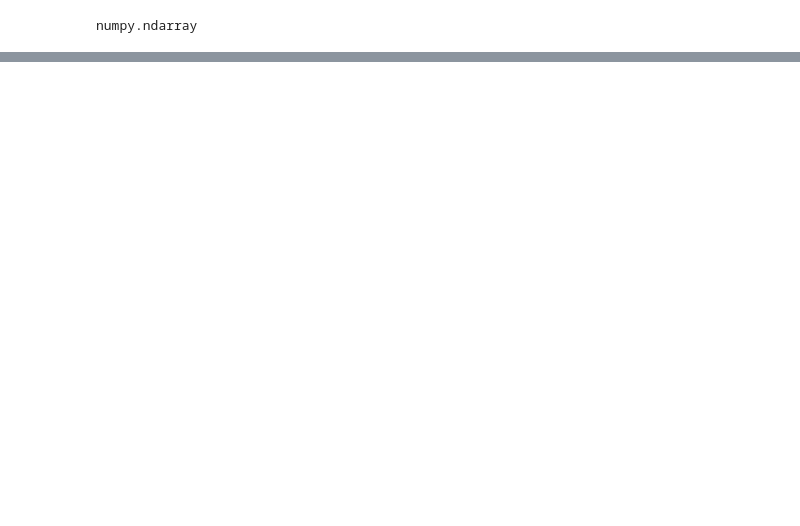
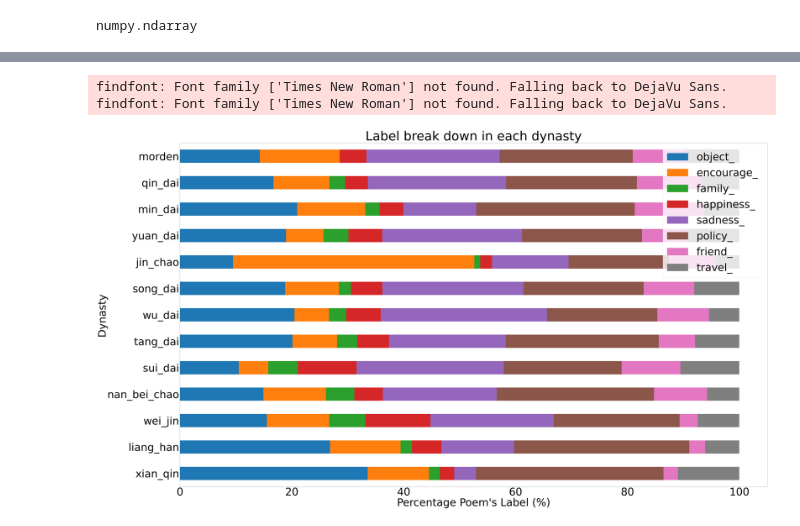
Before and after one commit to yangf6/chinese-poem-explore, a Jupyter notebook: EDA_Result.ipynb, the cells around one changed output, grey strips where cells are left out. Drawn from its saved outputs; the diff is of its cells as text; code cells hidden in the pictures; blank space fills up the shorter version.

```diff
--- a/EDA_Result.ipynb
+++ b/EDA_Result.ipynb
@@ -105,2 +105,22 @@ print(近代_poems_info)
+# %%
+graph_df = pd.DataFrame([先秦_poems_info,
+                        两汉_poems_info,
+                        魏晋_poems_info,
+                        南北朝_poems_info,
+                        隋代_poems_info,
+                        唐代_poems_info,
+                        五代_poems_info,
+                        宋代_poems_info,
+                        金朝_poems_info,
+                        元代_poems_info,
+                        明代_poems_info,
+                        清代_poems_info,
+                        近代_poems_info])
+# %%
+graph_df['dynasty']=["xian_qin","liang_han","wei_jin","nan_bei_chao","sui_dai","tang_dai",
+                     "wu_dai","song_dai","jin_chao","yuan_dai","min_dai","qin_dai","morden"]
+# %%
+graph_df = graph_df.set_index('dynasty')
+graph_df.columns =['object_','encourage_','family_','happiness_','sadness_','policy_','friend_','travel_']
 # %%
-graph_df = pd.DataFrame()
+graph_df
@@ -114,0 +143,14 @@ tps.plot(kind='bar', stacked=True)
+# %%
+stacked_data = graph_df.apply(lambda x: x*100/sum(x), axis=1)
+stacked_data.plot(kind="barh", stacked=True)
+plt.rcParams["figure.figsize"] = [100, 60]
+plt.title("Label break down in each dynasty")
+plt.ylabel("Dynasty")
+plt.xlabel("Percentage Poem's Label (%)")
+plt.legend(loc='upper right')
+# plt.rcParams["font.family"] = "Times New Roman"
+plt.rcParams["font.size"] = "200"
+# %% [output]
+findfont: Font family ['Times New Roman'] not found. Falling back to DejaVu Sans.
+findfont: Font family ['Times New Roman'] not found. Falling back to DejaVu Sans.
+[figure, added]
```
Also changed, not shown: parts of 4 cells of this notebook, 3 other files.
